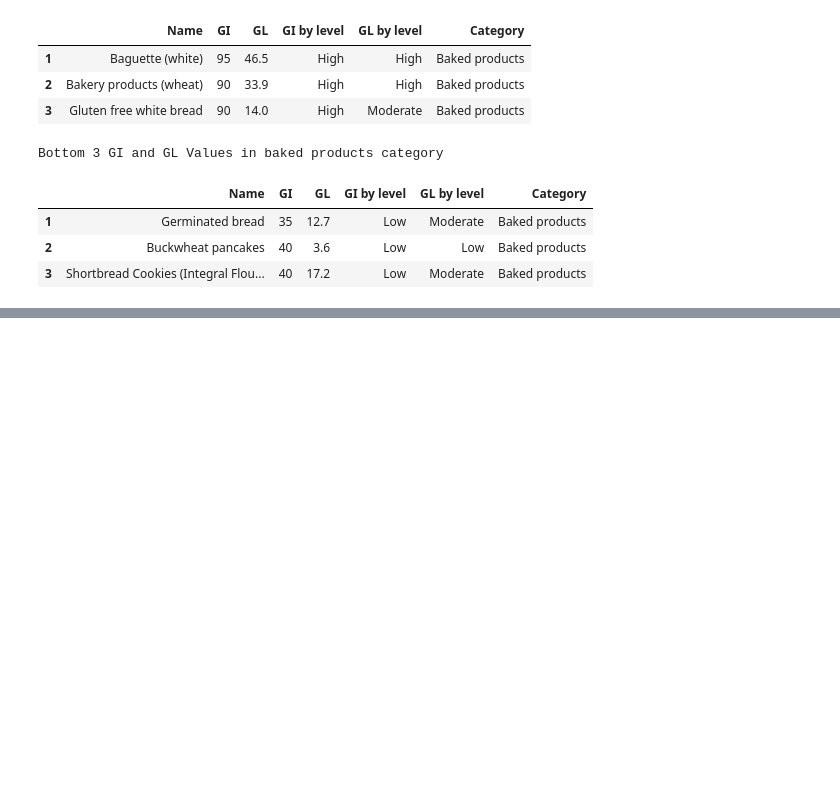
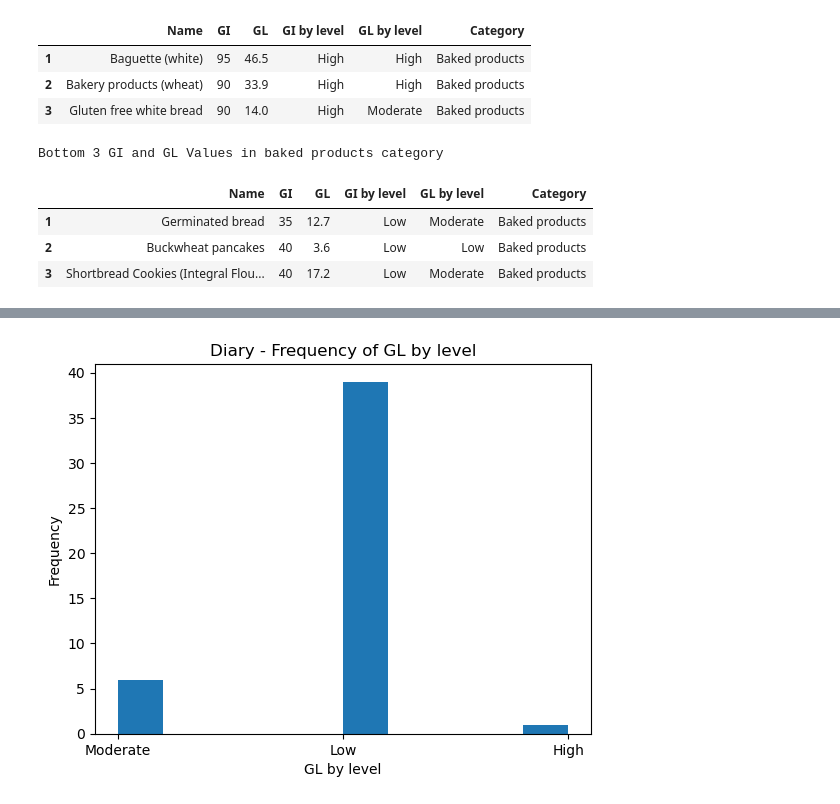
Before and after one commit to KacperWalkusz/Project-Healthy-Food-Analysis, a Jupyter notebook: GI and GL - webscraping.ipynb, the cells around one changed output, grey strips where cells are left out. Saved outputs shown, nothing was run; the diff lists cells and outputs as text; code cells hidden in the pictures; blank space fills up the shorter version.

```diff
--- a/GI and GL - webscraping.ipynb
+++ b/GI and GL - webscraping.ipynb
@@ -1342,0 +1403,8 @@ Bottom 3 GI and GL Values in baked products category
+# %%
+plt.hist(df_diary['GL by level'], bins=10)
+plt.title('Diary - Frequency of GL by level')
+plt.xlabel('GL by level')
+plt.ylabel('Frequency')
+plt.show()
+# %% [output]
+[figure, added]
```
Also changed, not shown: parts of 95 cells of this notebook.
